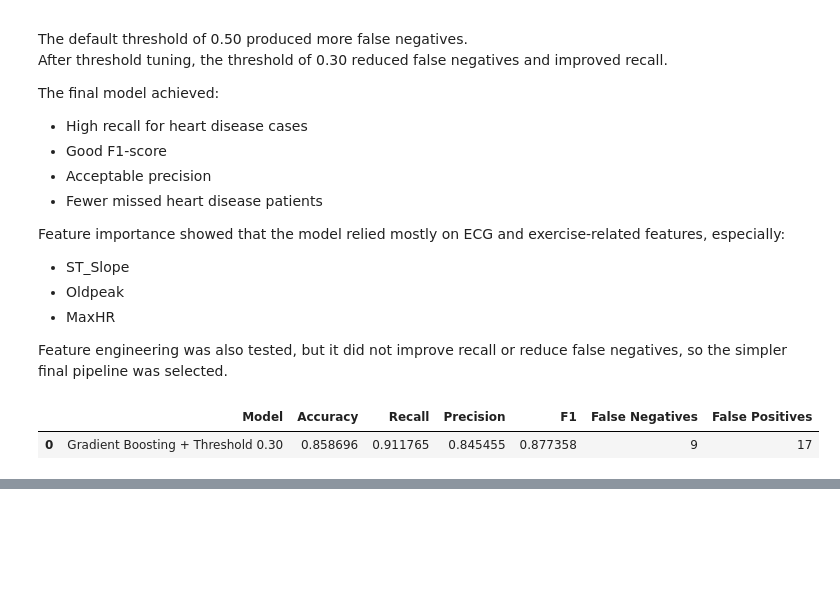
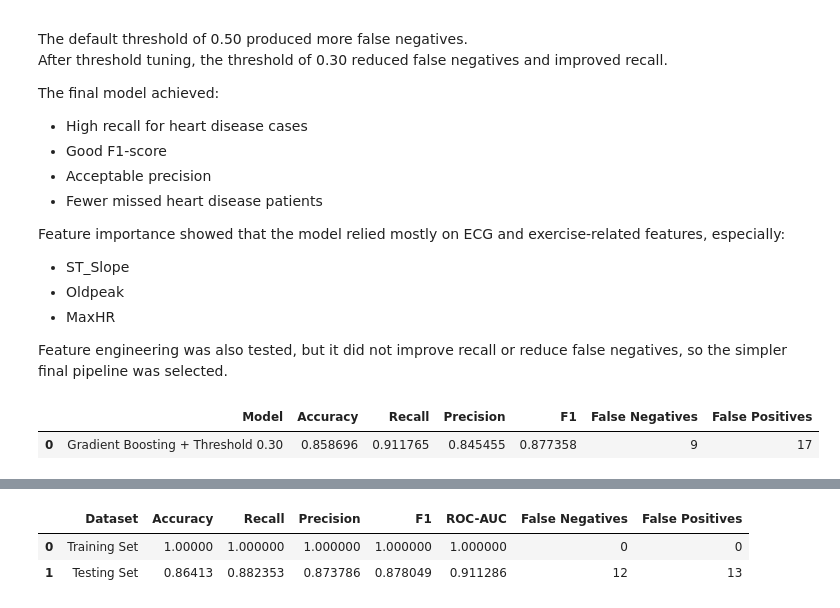
Before and after one commit to raghadnedal/heart-disease-prediction-tuning, a Jupyter notebook: heart_disease_tuning.ipynb, the cells around one changed output, grey strips where cells are left out. Saved outputs shown, nothing was run; the diff lists cells and outputs as text; code cells hidden in the pictures; blank space fills up the shorter version.

```diff
--- a/heart_disease_tuning.ipynb
+++ b/heart_disease_tuning.ipynb
@@ -1094,0 +1297,13 @@ final_results
+# %%
+from xgboost import XGBClassifier
+xgb_model = XGBClassifier(
+    random_state=42,
+    eval_metric="logloss"
+)
+xgb_model=Pipeline([
+    ("scaler",StandardScaler()),
+    ("imputer",KNNImputer(n_neighbors=5)),
+    ("model",xgb_model)
+])
+# %%
+xgb_model.fit(X_train, y_train)
@@ -1094,0 +1416,29 @@ final_results
+# %%
+xgb_fit_analysis = pd.DataFrame([
+    {
+        "Dataset": "Training Set",
+        "Accuracy": accuracy_train_xgb,
+        "Recall": recall_train_xgb,
+        "Precision": precision_train_xgb,
+        "F1": f1_train_xgb,
+        "ROC-AUC": roc_auc_train_xgb,
+        "False Negatives": fn_train_xgb,
+        "False Positives": fp_train_xgb
+    },
+    {
+        "Dataset": "Testing Set",
+        "Accuracy": accuracy_test_xgb,
+        "Recall": recall_test_xgb,
+        "Precision": precision_test_xgb,
+        "F1": f1_test_xgb,
+        "ROC-AUC": roc_auc_test_xgb,
+        "False Negatives": fn_test_xgb,
+        "False Positives": fp_test_xgb
+    }
+])
+
+xgb_fit_analysis
+# %% [output]
+|  | Dataset | Accuracy | Recall | Precision | F1 | ROC-AUC | False Negatives | False Positives |
+| 0 | Training Set | 1.00000 | 1.000000 | 1.000000 | 1.000000 | 1.000000 | 0 | 0 |
+| 1 | Testing Set | 0.86413 | 0.882353 | 0.873786 | 0.878049 | 0.911286 | 12 | 13 |
```
Also changed, not shown: parts of 26 cells of this notebook.
